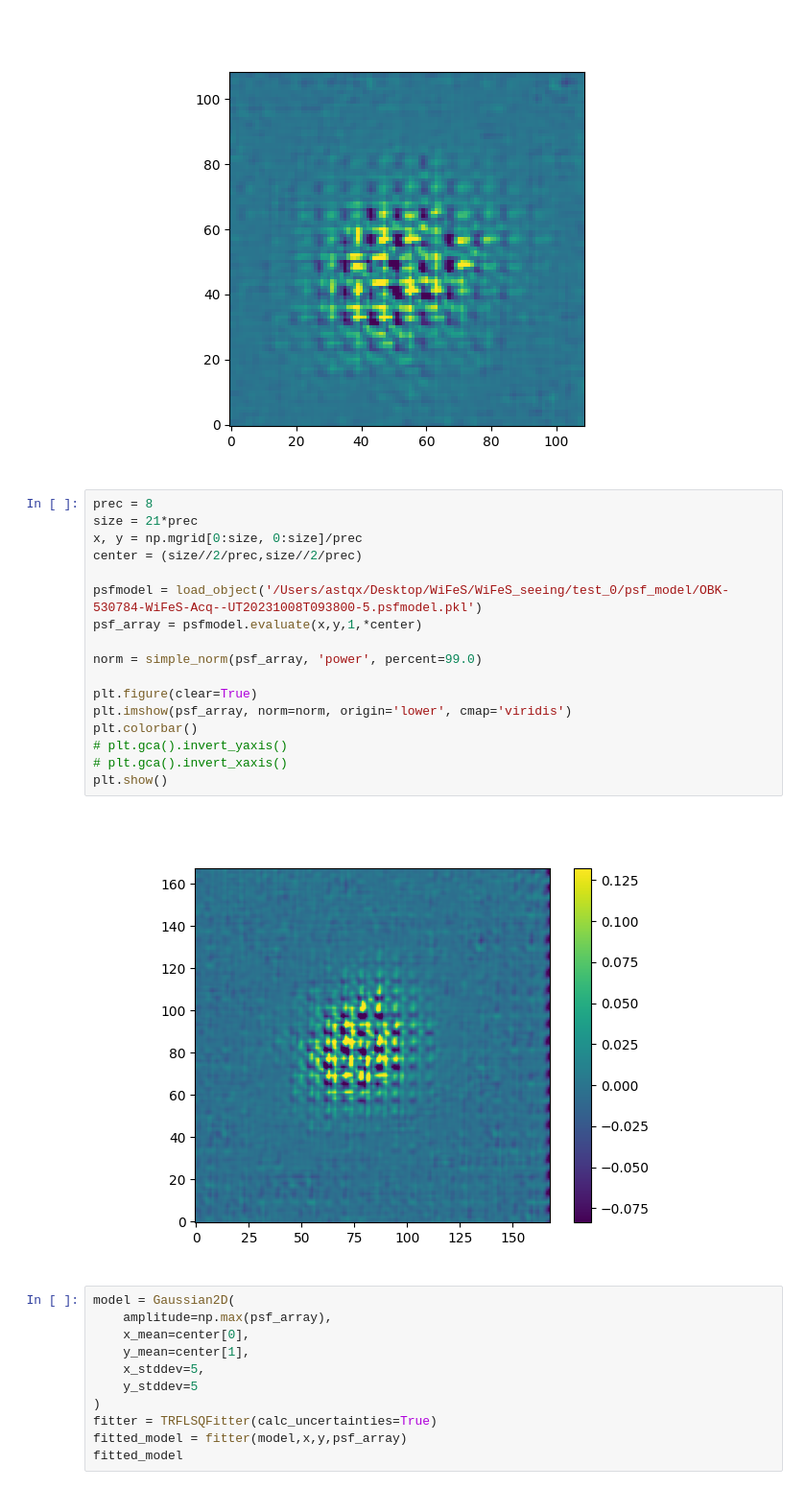
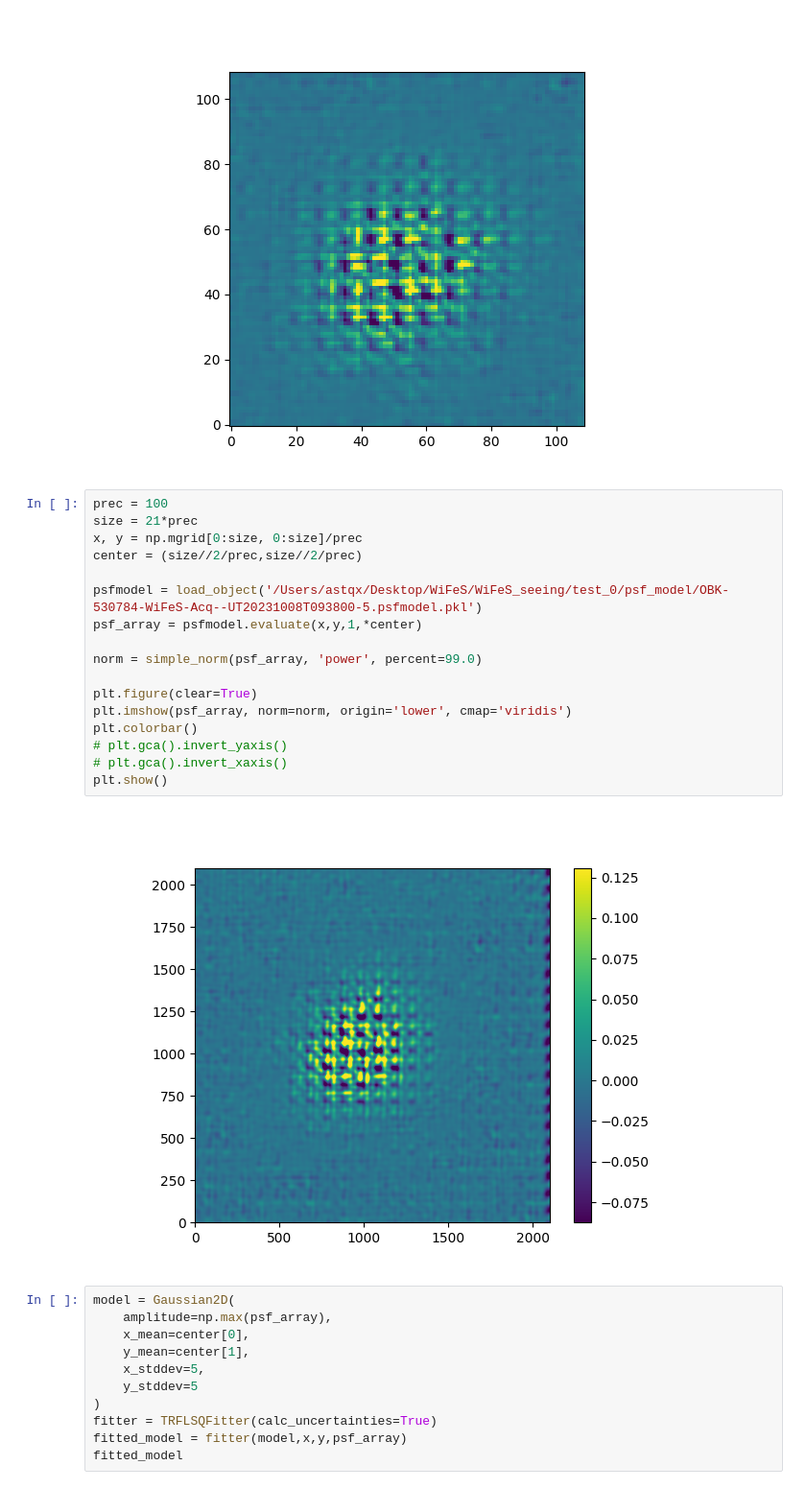
Before and after one commit to MaxFleming23/WiFeS_seeing, a Jupyter notebook: pipeline.ipynb, the cells around one changed output. Shown at 96% size. Drawn from its saved outputs; the diff is of its cells as text.

```diff
--- a/pipeline.ipynb
+++ b/pipeline.ipynb
@@ -2428,24 +2499,24 @@ No.    Name      Ver    Type      Cards   Dimensions   Format
   0  PRIMARY       1 PrimaryHDU       6   (217, 217)   float64
 [figure]
 # %%
-prec = 8
+prec = 100
 size = 21*prec
 x, y = np.mgrid[0:size, 0:size]/prec
 center = (size//2/prec,size//2/prec)
 
 psfmodel = load_object('/Users/astqx/Desktop/WiFeS/WiFeS_seeing/test_0/psf_model/OBK-530784-WiFeS-Acq--UT20231008T093800-5.psfmodel.pkl')
 psf_array = psfmodel.evaluate(x,y,1,*center)
 
 norm = simple_norm(psf_array, 'power', percent=99.0)
 
 plt.figure(clear=True)
 plt.imshow(psf_array, norm=norm, origin='lower', cmap='viridis')
 plt.colorbar()
 # plt.gca().invert_yaxis()
 # plt.gca().invert_xaxis()
 plt.show()
 # %% [output]
-[figure, old version]
+[figure, new version]
 # %%
 model = Gaussian2D(
     amplitude=np.max(psf_array),
```
Also changed, not shown: parts of 5 cells of this notebook, 1 other file.
